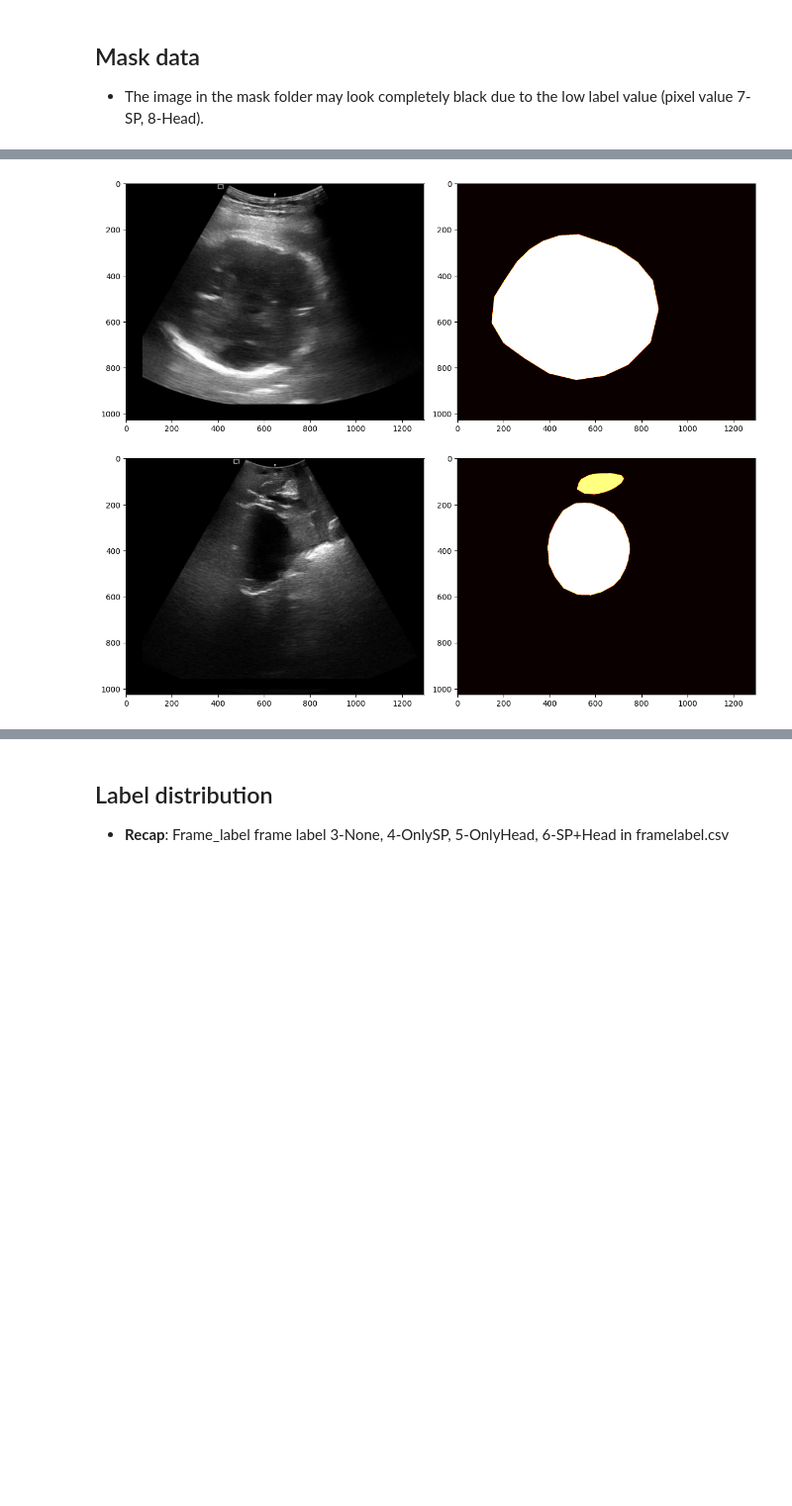
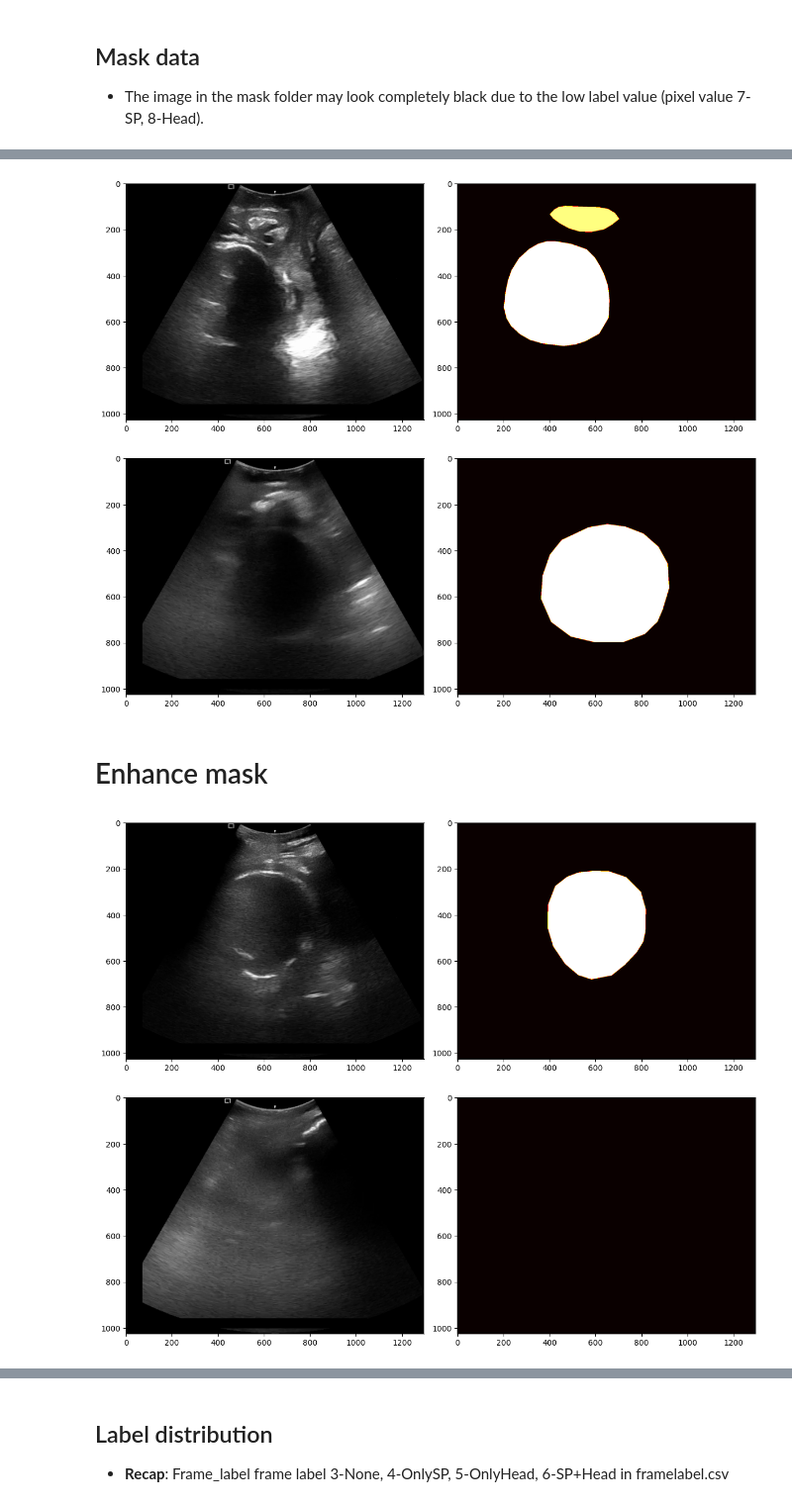
Before and after one commit to lamld203844/Biomedical-Segmentation, a Jupyter notebook: exploratory-data-analysis.ipynb, the cells around one changed output, grey strips where cells are left out. Shown: that part at 99% size. Cells and saved outputs as stored; diff of their text form; code cells hidden in the pictures; blank space fills up the shorter version.

Commit message:
explore unique values in mask

```diff
--- a/exploratory-data-analysis.ipynb
+++ b/exploratory-data-analysis.ipynb
@@ -71,3 +71,8 @@ plt.show()
 # %% [markdown]
 ## Mask data
 - The image in the mask folder may look completely black due to the low label value (pixel value 7-SP, 8-Head).
+# %%
+# Randomly choose 1 image
+mask_path = np.random.choice(mask_paths, size=1)[0]
+img = plt.imread(mask_path)
+np.unique(img)
@@ -89,4 +96,25 @@ for i, mask_path in enumerate(sample_masks):
 plt.tight_layout()
 plt.show()
 # %% [output]
-[figure, old version]
+[figure, new version]
+# %% [markdown]
+# Enhance mask
+# %%
+# Visualize random samples with corresponding images
+sample_enhance_masks = np.random.choice(mask_enhance_paths, size=2)
+fig, axes = plt.subplots(2, 2, figsize=(12, 10))
+for i, mask_path in enumerate(sample_enhance_masks):
+    mask = plt.imread(mask_path)
+
+    # Find corresponding image file (assuming same naming pattern)
+    img_path = mask_path.replace("_mask", "").replace("mask", "image")
+    img = plt.imread(img_path)
+
+    axes[i, 0].imshow(img, cmap="gray")
+
+    axes[i, 1].imshow(mask, cmap="hot")
+
+plt.tight_layout()
+plt.show()
+# %% [output]
+[figure, added]
```
Also changed, not shown: parts of 5 cells of this notebook.
